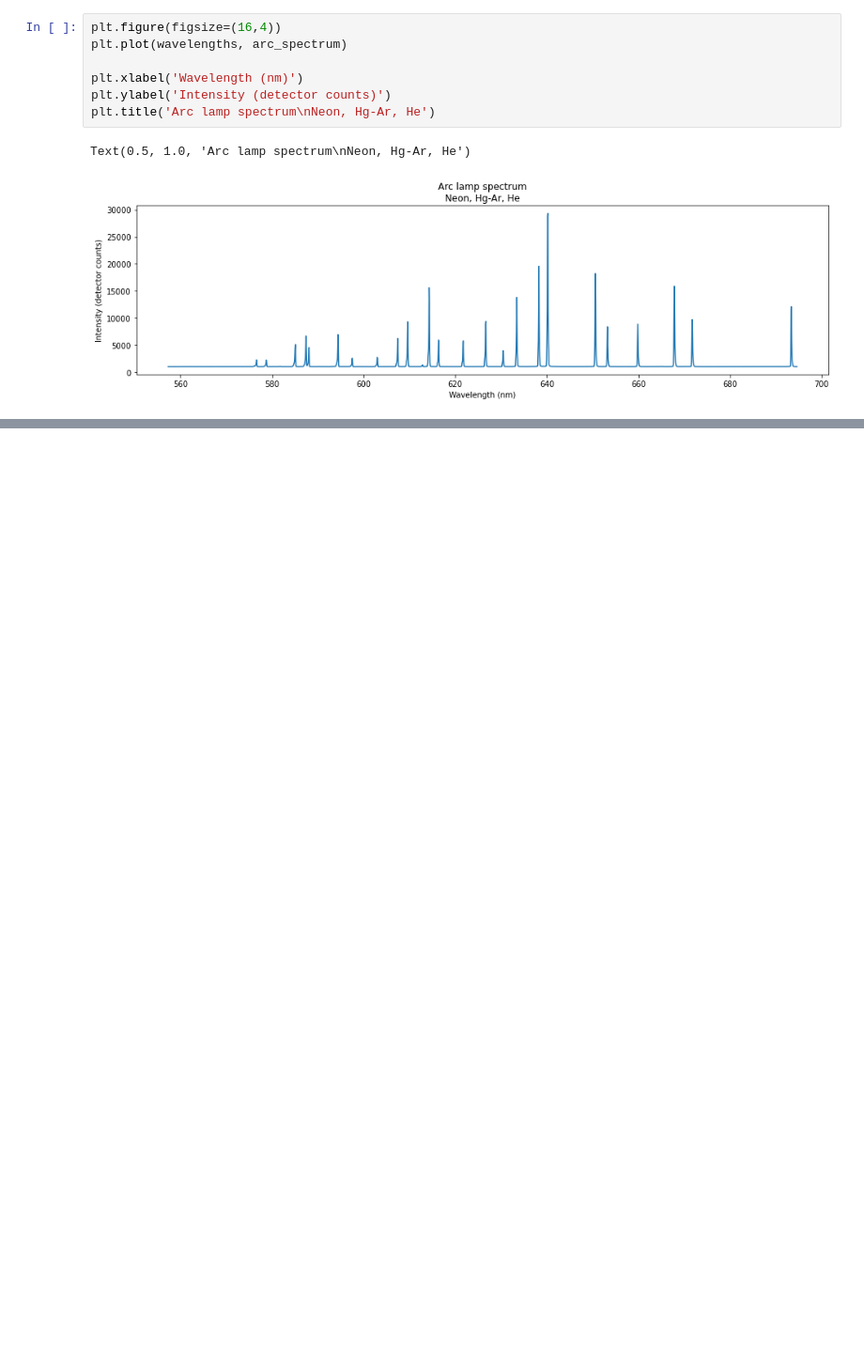
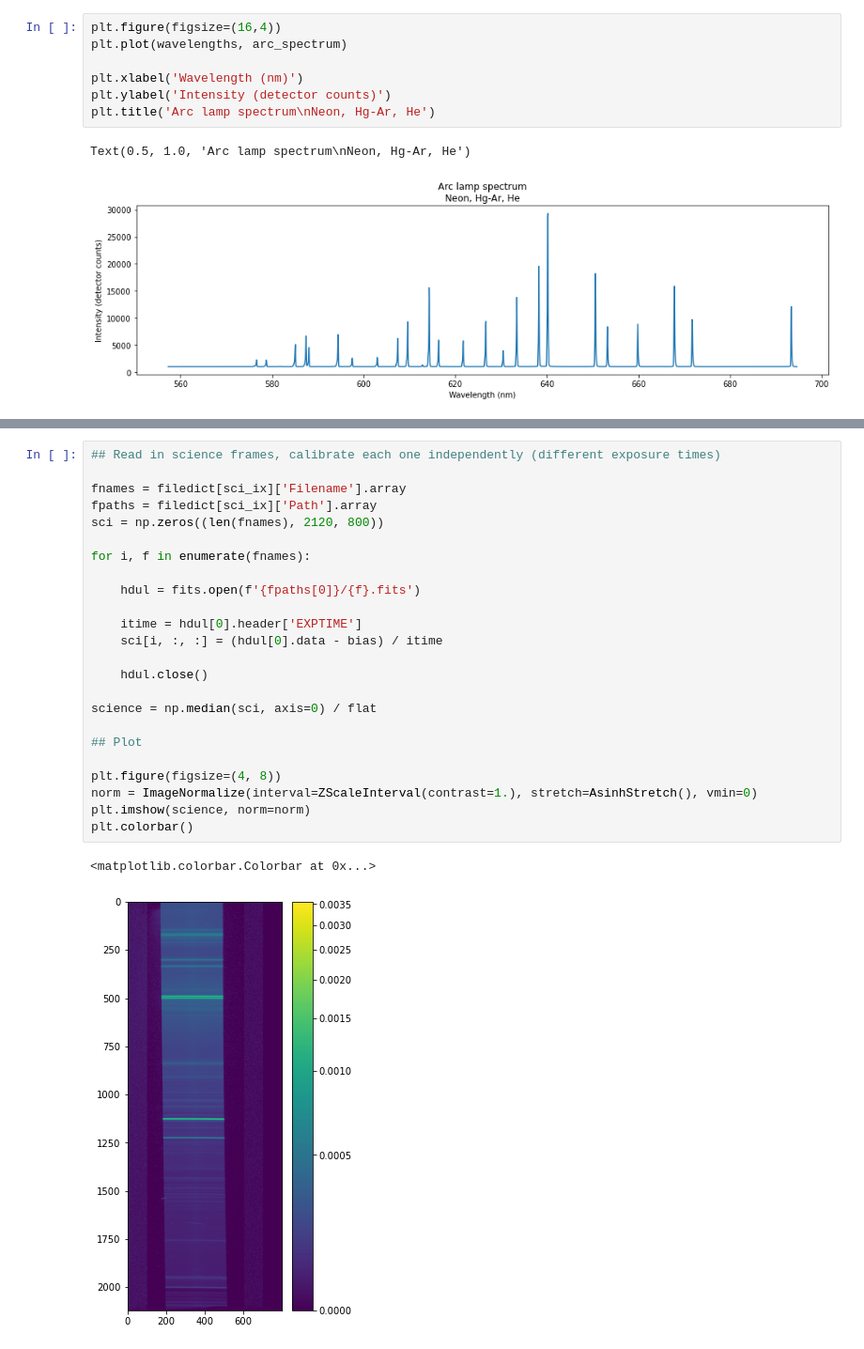
Before and after one commit to askemer/ASTR257_2021, a Jupyter notebook: student_work/kain_work/Rotation.ipynb, the cells around one changed output, grey strips where cells are left out. Shown at 94% size. Cells and saved outputs as stored; diff of their text form; blank space fills up the shorter version.

```diff
--- a/student_work/kain_work/Rotation.ipynb
+++ b/student_work/kain_work/Rotation.ipynb
@@ -223,0 +285,27 @@ Text(0.5, 1.0, 'Arc lamp spectrum\nNeon, Hg-Ar, He')
+# %%
+## Read in science frames, calibrate each one independently (different exposure times)
+
+fnames = filedict[sci_ix]['Filename'].array
+fpaths = filedict[sci_ix]['Path'].array
+sci = np.zeros((len(fnames), 2120, 800))
+
+for i, f in enumerate(fnames):
+
+    hdul = fits.open(f'{fpaths[0]}/{f}.fits')
+
+    itime = hdul[0].header['EXPTIME']
+    sci[i, :, :] = (hdul[0].data - bias) / itime
+
+    hdul.close()
+
+science = np.median(sci, axis=0) / flat
+
+## Plot
+
+plt.figure(figsize=(4, 8))
+norm = ImageNormalize(interval=ZScaleInterval(contrast=1.), stretch=AsinhStretch(), vmin=0)
+plt.imshow(science, norm=norm)
+plt.colorbar()
+# %% [output]
+<matplotlib.colorbar.Colorbar at 0x...>
+[figure, added]
```
Also changed, not shown: parts of 50 cells of this notebook, 4 other files.
